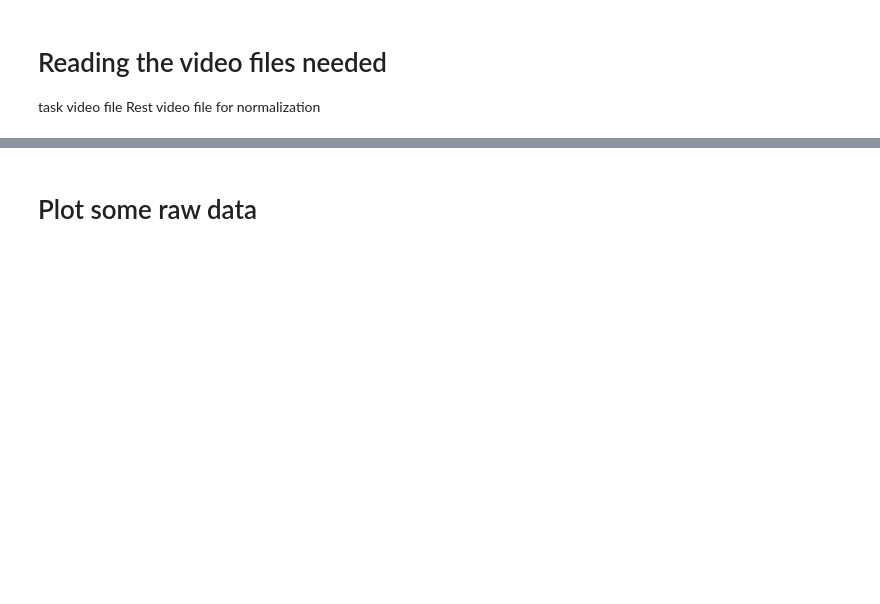
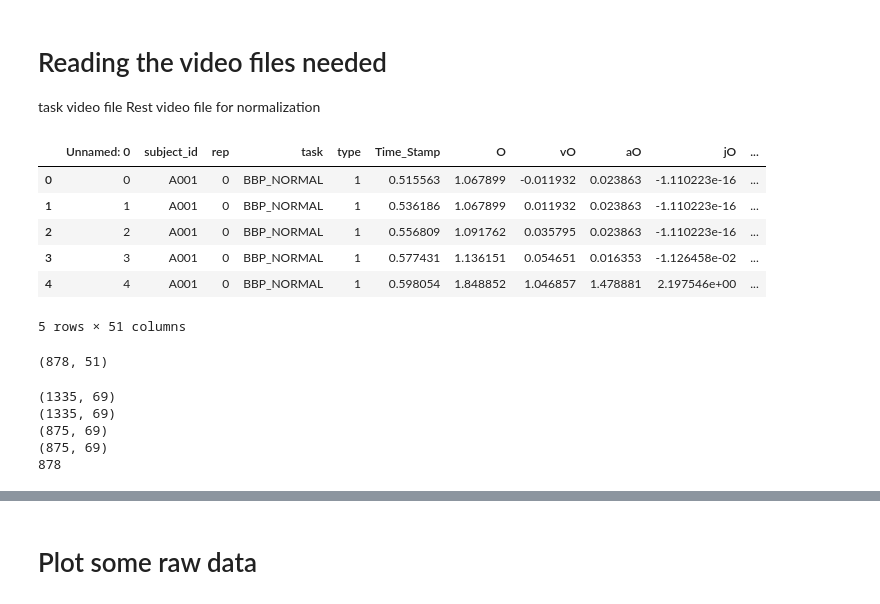
Before and after one commit to denizjafari/ClinicalScore, a Jupyter notebook: FeatureEngTesting.ipynb, the cells around one changed output, grey strips where cells are left out. Saved outputs shown, nothing was run; the diff lists cells and outputs as text; code cells hidden in the pictures; blank space fills up the shorter version.

```diff
--- a/FeatureEngTesting.ipynb
+++ b/FeatureEngTesting.ipynb
@@ -51,3 +54,57 @@ def cleaning_video_df(DF):
 # Reading the video files needed
 task video file
 Rest video file for normalization
+# %%
+input_csv_features = r"/Users/denizjafari/documents/CODE/ClinicalScore/ClinicalScore/results/TEST/orofacial_signals_metric_output_BBP_NORMAL.csv"
+
+input_csv_landmarks = r"/Users/denizjafari/documents/CODE/ClinicalScore/FaceData_/video_data/ALS/old/A001/landmarks_finetuned_w15/A001_02_BBP_NORMAL_landmarksFiltered.csv"
+
+df_f = pd.read_csv(input_csv_features)
+df_l = pd.read_csv(input_csv_landmarks)
+df_f.head()
+# %% [output]
+|  | Unnamed: 0 | subject_id | rep | task | type | Time_Stamp | O | vO | aO | jO | ... |
+| 0 | 0 | A001 | 0 | BBP_NORMAL | 1 | 0.515563 | 1.067899 | -0.011932 | 0.023863 | -1.110223e-16 | ... |
+| 1 | 1 | A001 | 0 | BBP_NORMAL | 1 | 0.536186 | 1.067899 | 0.011932 | 0.023863 | -1.110223e-16 | ... |
+| 2 | 2 | A001 | 0 | BBP_NORMAL | 1 | 0.556809 | 1.091762 | 0.035795 | 0.023863 | -1.110223e-16 | ... |
+| 3 | 3 | A001 | 0 | BBP_NORMAL | 1 | 0.577431 | 1.136151 | 0.054651 | 0.016353 | -1.126458e-02 | ... |
+| 4 | 4 | A001 | 0 | BBP_NORMAL | 1 | 0.598054 | 1.848852 | 1.046857 | 1.478881 | 2.197546e+00 | ... |
+5 rows × 51 columns
+# %%
+print(df_f.shape)
+
+features = df_f.columns
+# %% [output]
+(878, 51)
+# %%
+df_l_x_col = []
+df_l_y_col = []
+
+for col in df_l.columns:
+    if col == 'Time_Stamp (s)':
+        df_l_x_col.append(col)
+        df_l_y_col.append(col)
+    if "landmark_" in col and "x" in col:
+        df_l_x_col.append(col)
+    elif "landmark_" in col and "y" in col:
+        df_l_y_col.append(col)
+
+
+df_l_x = df_l[df_l_x_col]
+df_l_y = df_l[df_l_y_col]
+print(df_l_x.shape)
+print(df_l_y.shape)
+
+df_l_x = df_l_x.loc[df_l_x['Time_Stamp (s)'].isin(df_f.Time_Stamp.values)]
+print(df_l_x.shape)
+
+df_l_y = df_l_y.loc[df_l_y['Time_Stamp (s)'].isin(df_f.Time_Stamp.values)]
+print(df_l_y.shape)
+
+print(len(df_f.Time_Stamp.values))
+# %% [output]
+(1335, 69)
+(1335, 69)
+(875, 69)
+(875, 69)
+878
```
Also changed, not shown: parts of 9 cells of this notebook, 2 other files.
